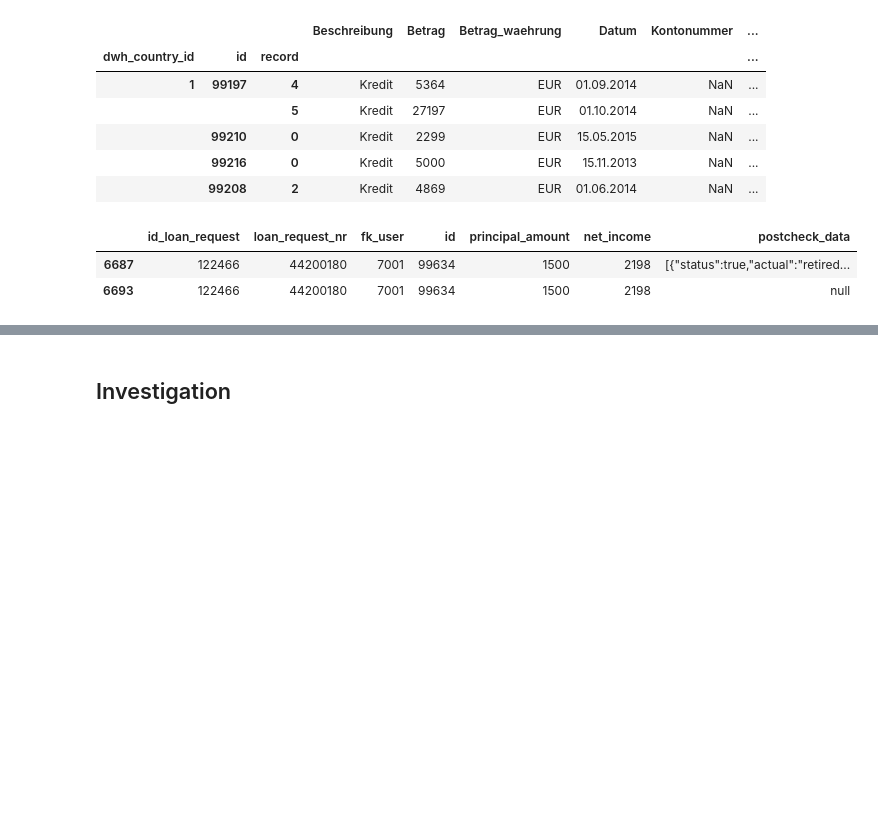
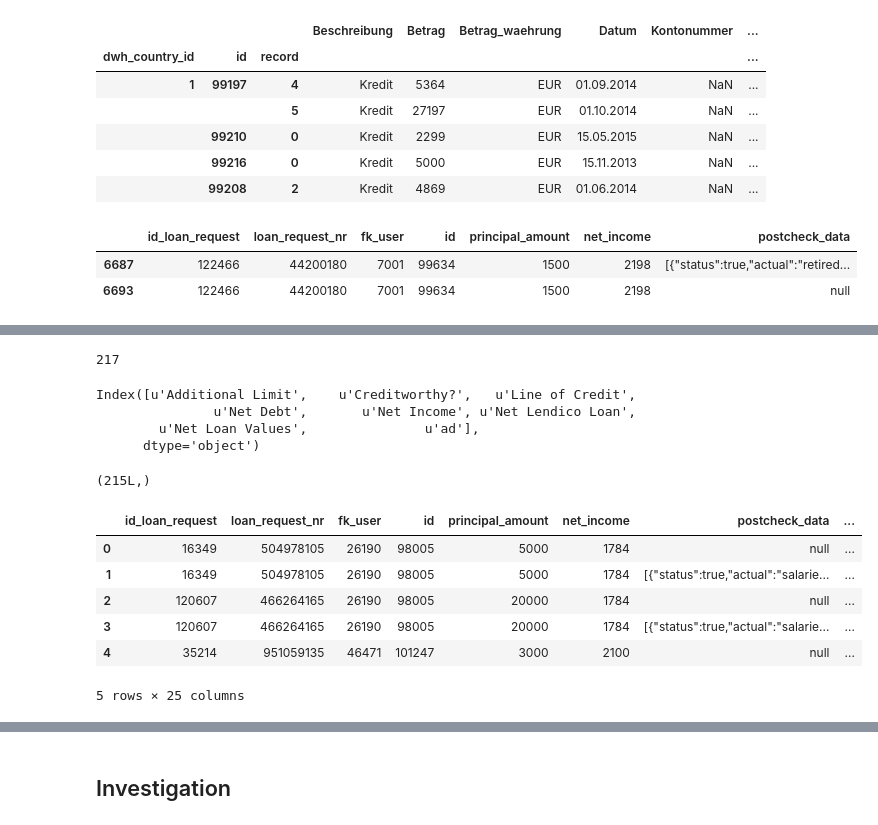
Before and after one commit to seanv507/lendico, a Jupyter notebook: Projects/Indebtedness/src/indebtedness.ipynb, the cells around one changed output, grey strips where cells are left out. Cells and saved outputs as stored; diff of their text form; code cells hidden in the pictures; blank space fills up the shorter version.

```diff
--- a/Projects/Indebtedness/src/indebtedness.ipynb
+++ b/Projects/Indebtedness/src/indebtedness.ipynb
@@ -217,3 +121,5 @@ additional_limit_outstanding_user.name='add_Betrag'
+# %%
+additional_limit_outstanding_user=calc_additional_limit(merkmale)
 # %%
 additional_limit_outstanding_user.head()
 # %% [output]
@@ -298,3 +157,5 @@ loan_requests[loan_requests.id==96481]
+# %%
+LOC_outstanding_user=calc_LOC(merkmale)
 # %%
 LOC_outstanding[LOC_outstanding.Merkmalcode=='KG']
 # %% [output]
@@ -504,2 +301,9 @@ lr_all_user['debt_ratio']=lr_all_user['net_debt']/lr_all_user['net_income']
+# %%
+net_loans_exclude_US_outstanding_user = calc_net_loans(merkmale, '2015-08-03')
+# %%
+loan_requests_indebtedness = calc_indebtedness(loan_requests1, not_creditworthy_user,
+                      additional_limit_outstanding_user,
+                      LOC_outstanding_user,
+                      net_loans_exclude_US_outstanding_user)
 # %%
 tod=today_str()
@@ -612,0 +461,4 @@ net_loans_exclude_US_outstanding_user.xs()
+# %%
+(loan_requests_indebtedness.postcheck_data!='null').sum()
+# %% [output]
+217
@@ -612,0 +467,11 @@ net_loans_exclude_US_outstanding_user.xs()
+# %%
+df1.columns
+# %% [output]
+Index([u'Additional Limit',    u'Creditworthy?',   u'Line of Credit',
+               u'Net Debt',       u'Net Income', u'Net Lendico Loan',
+        u'Net Loan Values',               u'ad'],
+      dtype='object')
+# %%
+lrs.shape
+# %% [output]
+(215L,)
@@ -612,0 +480,10 @@ net_loans_exclude_US_outstanding_user.xs()
+# %%
+loan_requests_indebtedness.head()
+# %% [output]
+|  | id_loan_request | loan_request_nr | fk_user | id | principal_amount | net_income | postcheck_data | ... |
+| 0 | 16349 | 504978105 | 26190 | 98005 | 5000 | 1784 | null | ... |
+| 1 | 16349 | 504978105 | 26190 | 98005 | 5000 | 1784 | [{"status":true,"actual":"salarie... | ... |
+| 2 | 120607 | 466264165 | 26190 | 98005 | 20000 | 1784 | null | ... |
+| 3 | 120607 | 466264165 | 26190 | 98005 | 20000 | 1784 | [{"status":true,"actual":"salarie... | ... |
+| 4 | 35214 | 951059135 | 46471 | 101247 | 3000 | 2100 | null | ... |
+5 rows × 25 columns
```
Also changed, not shown: parts of 77 cells of this notebook, 1 other file.
